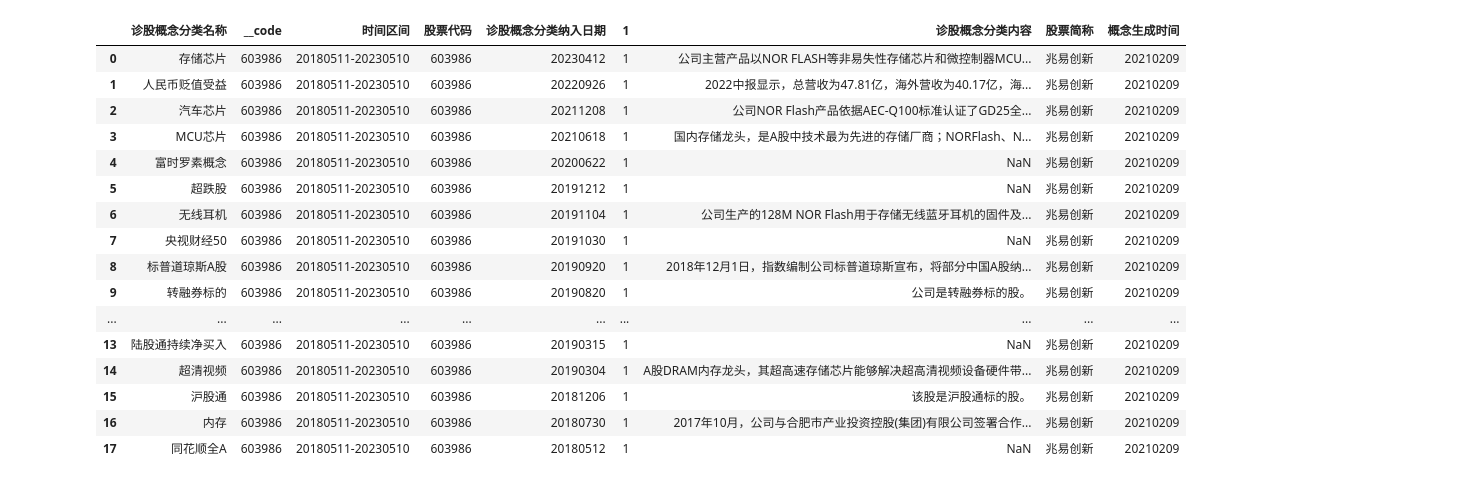
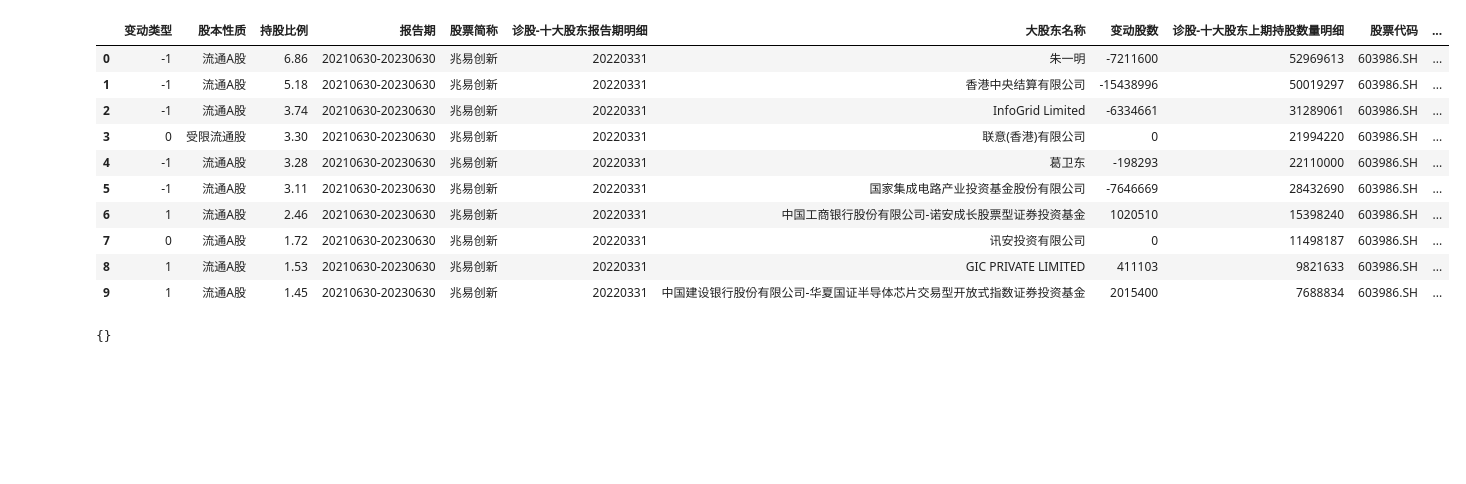
Before and after one commit to zsrl/pywencai, a Jupyter notebook: demo.ipynb, the cells around one changed output. Saved outputs shown, nothing was run; the diff lists cells and outputs as text; code cells hidden in the pictures; blank space fills up the shorter version.

```diff
--- a/demo.ipynb
+++ b/demo.ipynb
@@ -45,23 +43,24 @@ None condition
 # %%
 import pywencai
 
-res = pywencai.get(question='兆易创新')
-res['所属概念列表']
+res = pywencai.get(question='兆易创新十大股东')
+res['十大股东变化']
 # %% [output]
-|  | 诊股概念分类名称 | __code | 时间区间 | 股票代码 | 诊股概念分类纳入日期 | 1 | 诊股概念分类内容 | 股票简称 | 概念生成时间 |
-| 0 | 存储芯片 | 603986 | 20180511-20230510 | 603986 | 20230412 | 1 | 公司主营产品以NOR FLASH等非易失性存储芯片和微控制器MCU... | 兆易创新 | 20210209 |
-| 1 | 人民币贬值受益 | 603986 | 20180511-20230510 | 603986 | 20220926 | 1 | 2022中报显示，总营收为47.81亿，海外营收为40.17亿，海... | 兆易创新 | 20210209 |
-| 2 | 汽车芯片 | 603986 | 20180511-20230510 | 603986 | 20211208 | 1 | 公司NOR Flash产品依据AEC-Q100标准认证了GD25全... | 兆易创新 | 20210209 |
-| 3 | MCU芯片 | 603986 | 20180511-20230510 | 603986 | 20210618 | 1 | 国内存储龙头，是A股中技术最为先进的存储厂商；NORFlash、N... | 兆易创新 | 20210209 |
-| 4 | 富时罗素概念 | 603986 | 20180511-20230510 | 603986 | 20200622 | 1 | NaN | 兆易创新 | 20210209 |
-| 5 | 超跌股 | 603986 | 20180511-20230510 | 603986 | 20191212 | 1 | NaN | 兆易创新 | 20210209 |
-| 6 | 无线耳机 | 603986 | 20180511-20230510 | 603986 | 20191104 | 1 | 公司生产的128M NOR Flash用于存储无线蓝牙耳机的固件及... | 兆易创新 | 20210209 |
-| 7 | 央视财经50 | 603986 | 20180511-20230510 | 603986 | 20191030 | 1 | NaN | 兆易创新 | 20210209 |
-| 8 | 标普道琼斯A股 | 603986 | 20180511-20230510 | 603986 | 20190920 | 1 | 2018年12月1日，指数编制公司标普道琼斯宣布，将部分中国A股纳... | 兆易创新 | 20210209 |
-| 9 | 转融券标的 | 603986 | 20180511-20230510 | 603986 | 20190820 | 1 | 公司是转融券标的股。 | 兆易创新 | 20210209 |
-| ... | ... | ... | ... | ... | ... | ... | ... | ... | ... |
-| 13 | 陆股通持续净买入 | 603986 | 20180511-20230510 | 603986 | 20190315 | 1 | NaN | 兆易创新 | 20210209 |
-| 14 | 超清视频 | 603986 | 20180511-20230510 | 603986 | 20190304 | 1 | A股DRAM内存龙头，其超高速存储芯片能够解决超高清视频设备硬件带... | 兆易创新 | 20210209 |
-| 15 | 沪股通 | 603986 | 20180511-20230510 | 603986 | 20181206 | 1 | 该股是沪股通标的股。 | 兆易创新 | 20210209 |
-| 16 | 内存 | 603986 | 20180511-20230510 | 603986 | 20180730 | 1 | 2017年10月，公司与合肥市产业投资控股(集团)有限公司签署合作... | 兆易创新 | 20210209 |
-| 17 | 同花顺全A | 603986 | 20180511-20230510 | 603986 | 20180512 | 1 | NaN | 兆易创新 | 20210209 |
+|  | 变动类型 | 股本性质 | 持股比例 | 报告期 | 股票简称 | 诊股-十大股东报告期明细 | 大股东名称 | 变动股数 | 诊股-十大股东上期持股数量明细 | 股票代码 | ... |
+| 0 | -1 | 流通A股 | 6.86 | 20210630-20230630 | 兆易创新 | 20220331 | 朱一明 | -7211600 | 52969613 | 603986.SH | ... |
+| 1 | -1 | 流通A股 | 5.18 | 20210630-20230630 | 兆易创新 | 20220331 | 香港中央结算有限公司 | -15438996 | 50019297 | 603986.SH | ... |
+| 2 | -1 | 流通A股 | 3.74 | 20210630-20230630 | 兆易创新 | 20220331 | InfoGrid Limited | -6334661 | 31289061 | 603986.SH | ... |
+| 3 | 0 | 受限流通股 | 3.30 | 20210630-20230630 | 兆易创新 | 20220331 | 联意(香港)有限公司 | 0 | 21994220 | 603986.SH | ... |
+| 4 | -1 | 流通A股 | 3.28 | 20210630-20230630 | 兆易创新 | 20220331 | 葛卫东 | -198293 | 22110000 | 603986.SH | ... |
+| 5 | -1 | 流通A股 | 3.11 | 20210630-20230630 | 兆易创新 | 20220331 | 国家集成电路产业投资基金股份有限公司 | -7646669 | 28432690 | 603986.SH | ... |
+| 6 | 1 | 流通A股 | 2.46 | 20210630-20230630 | 兆易创新 | 20220331 | 中国工商银行股份有限公司-诺安成长股票型证券投资基金 | 1020510 | 15398240 | 603986.SH | ... |
+| 7 | 0 | 流通A股 | 1.72 | 20210630-20230630 | 兆易创新 | 20220331 | 讯安投资有限公司 | 0 | 11498187 | 603986.SH | ... |
+| 8 | 1 | 流通A股 | 1.53 | 20210630-20230630 | 兆易创新 | 20220331 | GIC PRIVATE LIMITED | 411103 | 9821633 | 603986.SH | ... |
+| 9 | 1 | 流通A股 | 1.45 | 20210630-20230630 | 兆易创新 | 20220331 | 中国建设银行股份有限公司-华夏国证半导体芯片交易型开放式指数证券投资基金 | 2015400 | 7688834 | 603986.SH | ... |
+# %%
+import pywencai
+
+res = pywencai.get(question='GDP', query_type='macro')
+res
+# %% [output]
+{}
```
Also changed, not shown: parts of 2 cells of this notebook, 1 other file.
